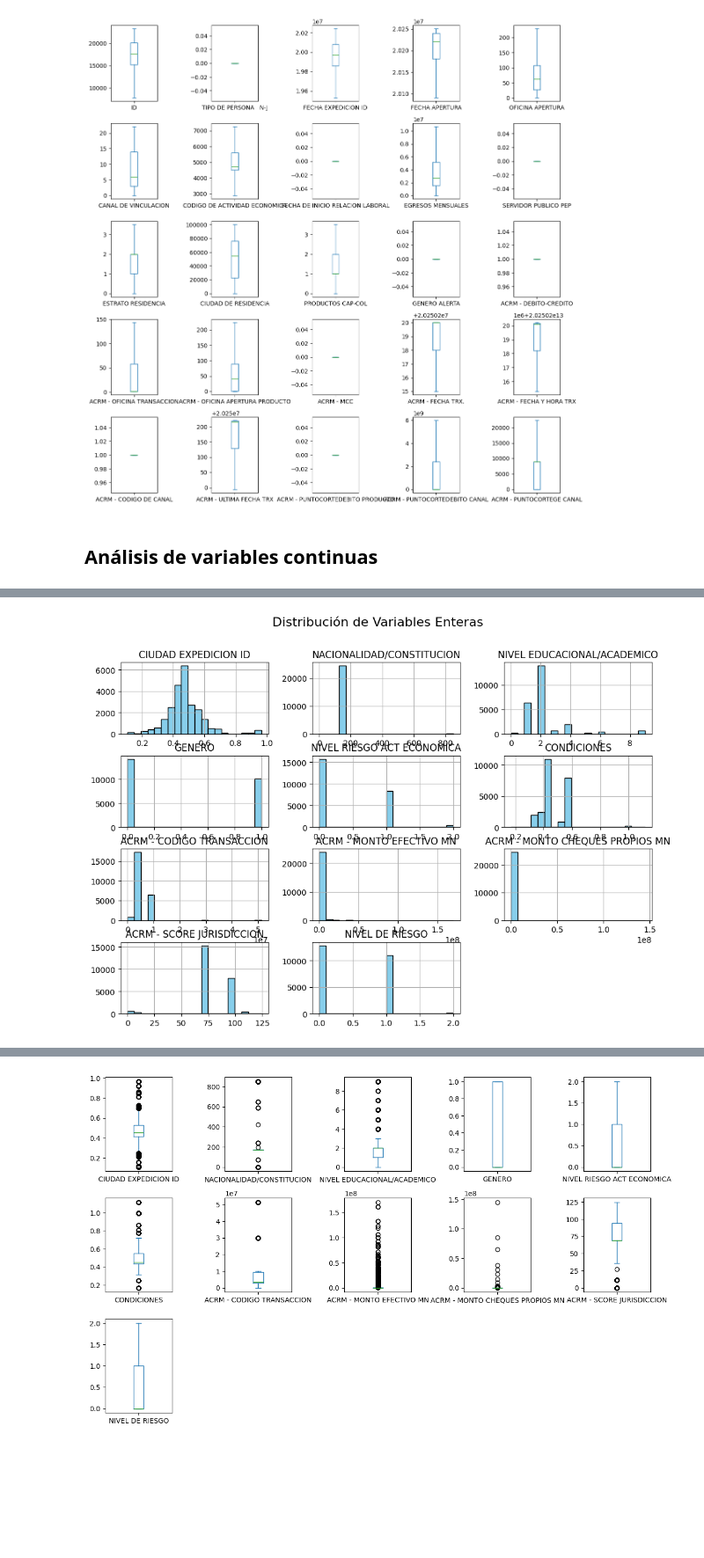
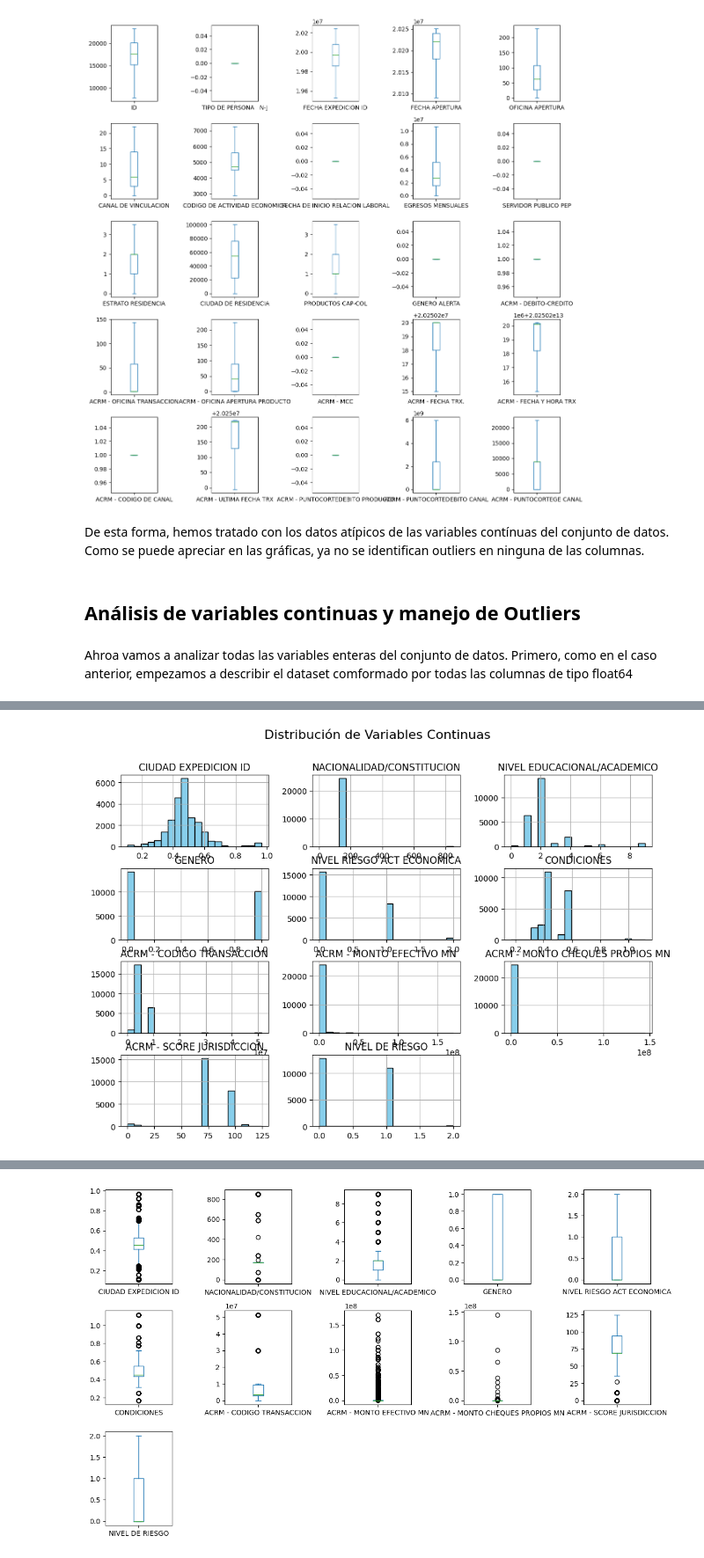
Before and after one commit to gabrielres10/EDA-Caso-Banco, a Jupyter notebook: Preparación_de_los_datos.ipynb, the cells around one changed output, grey strips where cells are left out. Shown at 88% size. Saved outputs shown, nothing was run; the diff lists cells and outputs as text; code cells hidden in the pictures; blank space fills up the shorter version.

Commit message:
preparacion de los datos con todos los pasos

```diff
--- a/Proyecto_final.ipynb
+++ b/Preparación_de_los_datos.ipynb
@@ -431,3 +433,9 @@ ACRM - SEGMENTO DEL TIPO PRODUCTO : ['CAPTACI N' 'COLOCACI N' nan]
 ACRM - REFERENCIA PRODUCTO : ['X']
 # %% [markdown]
 Se puede identificar que las siguientes columnas en realidad poseen solo un valor: STATUS PERSONA, ADMINISTRA FONDOS POLITICOS, ACRM - INDICADOR SOBREGIRO, ACRM - REFERENCIA PRODUCTO. Estas columnas las borramos, porque no dan ninguna información
+# %%
+columns_to_drop = ['STATUS PERSONA', 'ADMINISTRA FONDOS POLITICOS', 'ACRM - INDICADOR SOBREGIRO', 'ACRM - REFERENCIA PRODUCTO']
+
+print("-------- Variables que tiene solo un valor --------\n")
+for col in columns_to_drop:
+    print(f"{col} : {df_non_numeric[col].unique()}")
@@ -1119,8 +1133,12 @@ plt.tight_layout()
 plt.show()
 # %% [output]
 [figure]
+# %% [markdown]
+De esta forma, hemos tratado con los datos atípicos de las variables contínuas del conjunto de datos. Como se puede apreciar en las gráficas, ya no se identifican outliers en ninguna de las columnas.
 # %% [markdown]
-## Análisis de variables continuas
+## Análisis de variables continuas y manejo de Outliers
+# %% [markdown]
+Ahroa vamos a analizar todas las variables enteras del conjunto de datos. Primero, como en el caso anterior, empezamos a describir el dataset comformado por todas las columnas de tipo float64
 # %%
 float_columns = non_redundant_df.select_dtypes(include=['float64'])
 
@@ -1137,7 +1155,7 @@ float_columns.describe()
 | max | 0.967269 | 850.000000 | 9.000000 | 1.000000 | 2.000000 | ... |
 # %%
 float_columns.hist(figsize=(12, 8), bins=20, color='skyblue', edgecolor='black')
-plt.suptitle('Distribución de Variables Enteras', fontsize=16)
+plt.suptitle('Distribución de Variables Continuas', fontsize=16)
 plt.show()
 # %% [output]
-[figure, old version]
+[figure, new version]
```
Also changed, not shown: parts of 85 cells of this notebook.
